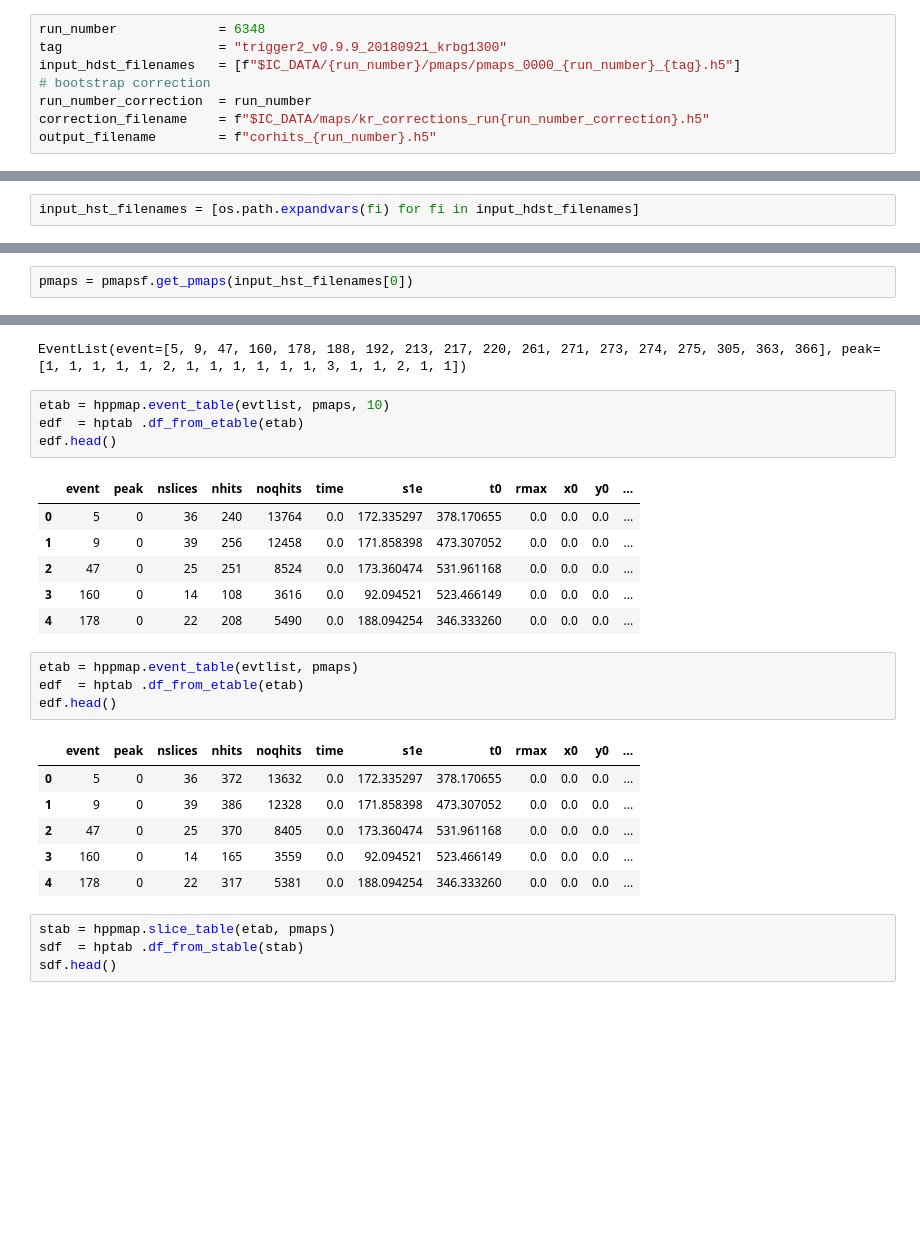
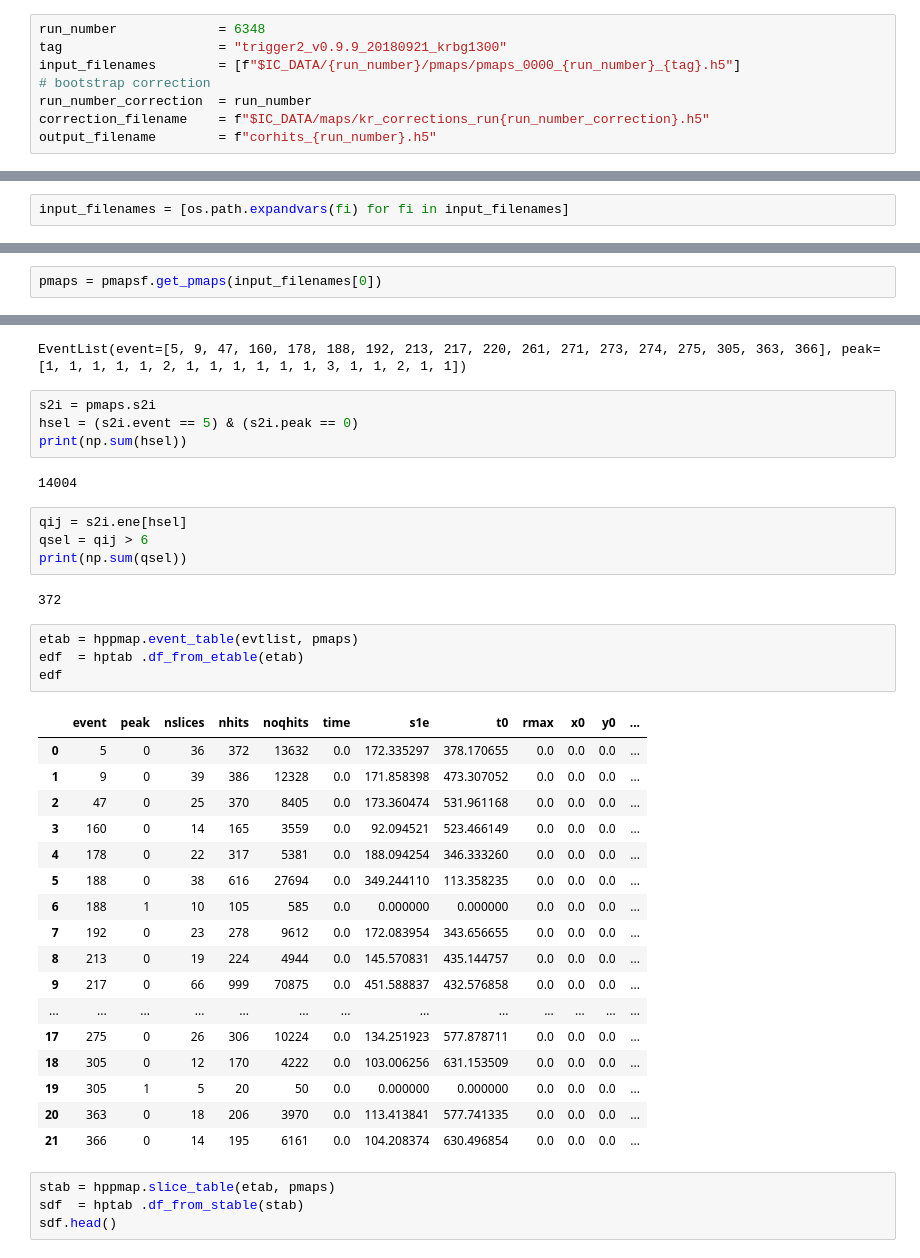
Before and after one commit to jahernando/CsThNB, a Jupyter notebook: JAH/pmaps_table_example.ipynb, the cells around one changed output, grey strips where cells are left out. Cells and saved outputs as stored; diff of their text form; blank space fills up the shorter version.

```diff
--- a/JAH/pmaps_table_example.ipynb
+++ b/JAH/pmaps_table_example.ipynb
@@ -20,7 +20,7 @@ Last updated on  Fri Oct 19 19:15:38 2018
 # %%
 run_number             = 6348
 tag                    = "trigger2_v0.9.9_20180921_krbg1300"
-input_hdst_filenames   = [f"$IC_DATA/{run_number}/pmaps/pmaps_0000_{run_number}_{tag}.h5"]
+input_filenames        = [f"$IC_DATA/{run_number}/pmaps/pmaps_0000_{run_number}_{tag}.h5"]
 # bootstrap correction
 run_number_correction  = run_number
 correction_filename    = f"$IC_DATA/maps/kr_corrections_run{run_number_correction}.h5"
@@ -79,5 +79,5 @@ Charge   scale : 603.6 (pes)
 # %% [markdown]
 ### read pmaps
 # %%
-input_hst_filenames = [os.path.expandvars(fi) for fi in input_hdst_filenames]
+input_filenames = [os.path.expandvars(fi) for fi in input_filenames]
 # %%
@@ -85,7 +85,7 @@ print(input_hst_filenames)
 # %% [output]
 ['/Users/hernando/investigacion/NEXT/data/runIV//6348/pmaps/pmaps_0000_6348_trigger2_v0.9.9_20180921_krbg1300.h5']
 # %%
-pmaps = pmapsf.get_pmaps(input_hst_filenames[0])
+pmaps = pmapsf.get_pmaps(input_filenames[0])
 # %% [markdown]
 ### correctios of hits step by step
 # %%
@@ -93,28 +93,40 @@ evtlist = hppmap.event_list(pmaps)
 evtlist
 # %% [output]
 EventList(event=[5, 9, 47, 160, 178, 188, 192, 213, 217, 220, 261, 271, 273, 274, 275, 305, 363, 366], peak=[1, 1, 1, 1, 1, 2, 1, 1, 1, 1, 1, 1, 3, 1, 1, 2, 1, 1])
+# %%
+s2i = pmaps.s2i
+hsel = (s2i.event == 5) & (s2i.peak == 0)
+print(np.sum(hsel))
+# %% [output]
+14004
+# %%
+qij = s2i.ene[hsel]
+qsel = qij > 6
+print(np.sum(qsel))
+# %% [output]
+372
 # %%
-etab = hppmap.event_table(evtlist, pmaps, 10)
+etab = hppmap.event_table(evtlist, pmaps)
 edf  = hptab .df_from_etable(etab)
-edf.head()
+edf
 # %% [output]
 |  | event | peak | nslices | nhits | noqhits | time | s1e | t0 | rmax | x0 | y0 | ... |
-| 0 | 5 | 0 | 36 | 240 | 13764 | 0.0 | 172.335297 | 378.170655 | 0.0 | 0.0 | 0.0 | ... |
-| 1 | 9 | 0 | 39 | 256 | 12458 | 0.0 | 171.858398 | 473.307052 | 0.0 | 0.0 | 0.0 | ... |
-| 2 | 47 | 0 | 25 | 251 | 8524 | 0.0 | 173.360474 | 531.961168 | 0.0 | 0.0 | 0.0 | ... |
-| 3 | 160 | 0 | 14 | 108 | 3616 | 0.0 | 92.094521 | 523.466149 | 0.0 | 0.0 | 0.0 | ... |
-| 4 | 178 | 0 | 22 | 208 | 5490 | 0.0 | 188.094254 | 346.333260 | 0.0 | 0.0 | 0.0 | ... |
+| 0 | 5 | 0 | 36 | 372 | 13632 | 0.0 | 172.335297 | 378.170655 | 0.0 | 0.0 | 0.0 | ... |
+| 1 | 9 | 0 | 39 | 386 | 12328 | 0.0 | 171.858398 | 473.307052 | 0.0 | 0.0 | 0.0 | ... |
+| 2 | 47 | 0 | 25 | 370 | 8405 | 0.0 | 173.360474 | 531.961168 | 0.0 | 0.0 | 0.0 | ... |
+| 3 | 160 | 0 | 14 | 165 | 3559 | 0.0 | 92.094521 | 523.466149 | 0.0 | 0.0 | 0.0 | ... |
+| 4 | 178 | 0 | 22 | 317 | 5381 | 0.0 | 188.094254 | 346.333260 | 0.0 | 0.0 | 0.0 | ... |
+| 5 | 188 | 0 | 38 | 616 | 27694 | 0.0 | 349.244110 | 113.358235 | 0.0 | 0.0 | 0.0 | ... |
+| 6 | 188 | 1 | 10 | 105 | 585 | 0.0 | 0.000000 | 0.000000 | 0.0 | 0.0 | 0.0 | ... |
+| 7 | 192 | 0 | 23 | 278 | 9612 | 0.0 | 172.083954 | 343.656655 | 0.0 | 0.0 | 0.0 | ... |
+| 8 | 213 | 0 | 19 | 224 | 4944 | 0.0 | 145.570831 | 435.144757 | 0.0 | 0.0 | 0.0 | ... |
+| 9 | 217 | 0 | 66 | 999 | 70875 | 0.0 | 451.588837 | 432.576858 | 0.0 | 0.0 | 0.0 | ... |
+| ... | ... | ... | ... | ... | ... | ... | ... | ... | ... | ... | ... | ... |
+| 17 | 275 | 0 | 26 | 306 | 10224 | 0.0 | 134.251923 | 577.878711 | 0.0 | 0.0 | 0.0 | ... |
+| 18 | 305 | 0 | 12 | 170 | 4222 | 0.0 | 103.006256 | 631.153509 | 0.0 | 0.0 | 0.0 | ... |
+| 19 | 305 | 1 | 5 | 20 | 50 | 0.0 | 0.000000 | 0.000000 | 0.0 | 0.0 | 0.0 | ... |
+| 20 | 363 | 0 | 18 | 206 | 3970 | 0.0 | 113.413841 | 577.741335 | 0.0 | 0.0 | 0.0 | ... |
+| 21 | 366 | 0 | 14 | 195 | 6161 | 0.0 | 104.208374 | 630.496854 | 0.0 | 0.0 | 0.0 | ... |
-# %%
-etab = hppmap.event_table(evtlist, pmaps)
-edf  = hptab .df_from_etable(etab)
-edf.head()
-# %% [output]
-|  | event | peak | nslices | nhits | noqhits | time | s1e | t0 | rmax | x0 | y0 | ... |
-| 0 | 5 | 0 | 36 | 372 | 13632 | 0.0 | 172.335297 | 378.170655 | 0.0 | 0.0 | 0.0 | ... |
-| 1 | 9 | 0 | 39 | 386 | 12328 | 0.0 | 171.858398 | 473.307052 | 0.0 | 0.0 | 0.0 | ... |
-| 2 | 47 | 0 | 25 | 370 | 8405 | 0.0 | 173.360474 | 531.961168 | 0.0 | 0.0 | 0.0 | ... |
-| 3 | 160 | 0 | 14 | 165 | 3559 | 0.0 | 92.094521 | 523.466149 | 0.0 | 0.0 | 0.0 | ... |
-| 4 | 178 | 0 | 22 | 317 | 5381 | 0.0 | 188.094254 | 346.333260 | 0.0 | 0.0 | 0.0 | ... |
 # %%
 stab = hppmap.slice_table(etab, pmaps)
 sdf  = hptab .df_from_stable(stab)
```
Also changed, not shown: parts of 10 cells of this notebook, 2 other files.
